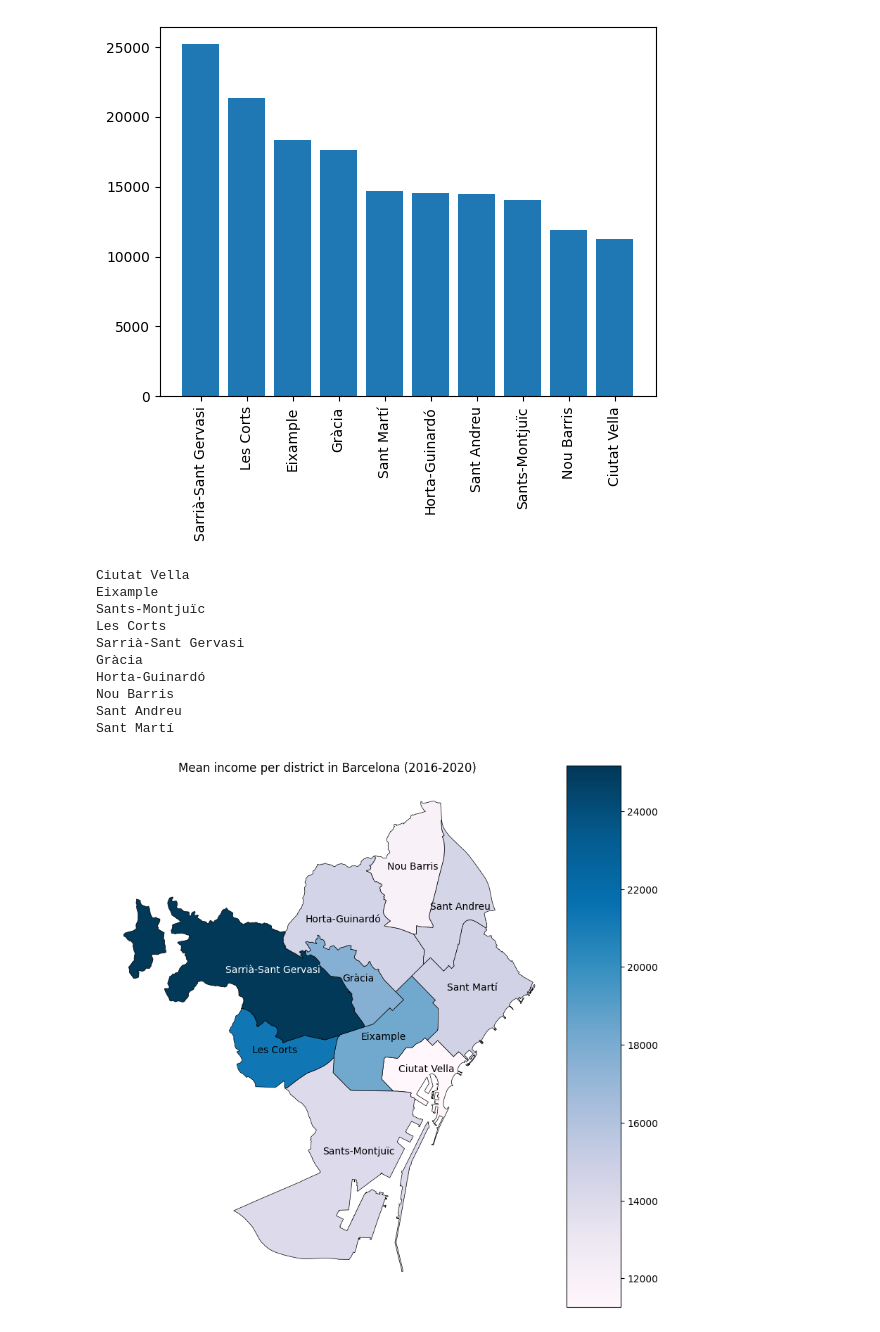
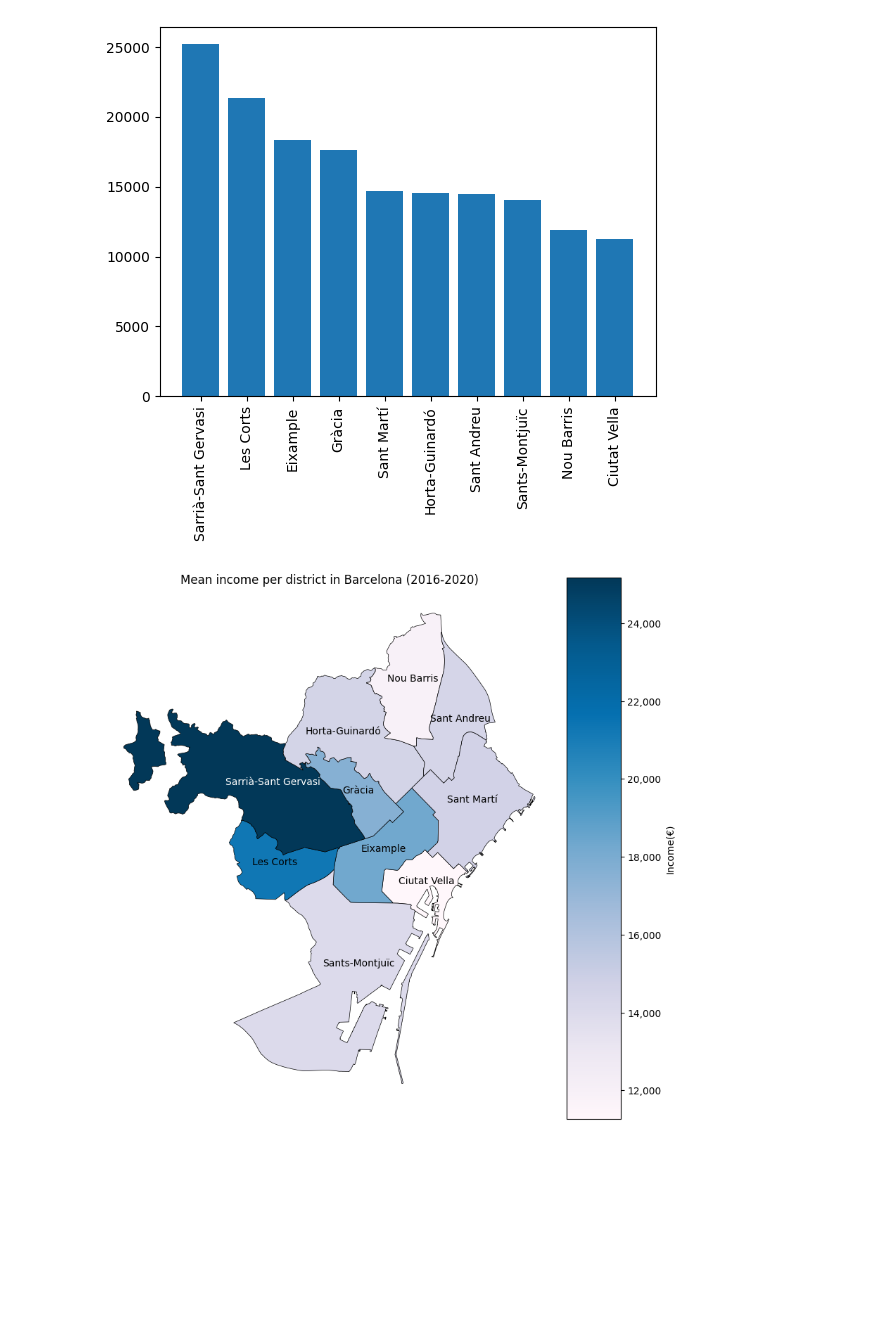
Before and after one commit to JuliaAT/AVDM-project, a Jupyter notebook: DataTreatment(EnriqueGarcíaOrtiz).ipynb, the cells around one changed output. Drawn from its saved outputs; the diff is of its cells as text; code cells hidden in the pictures; blank space fills up the shorter version.

Commit message:
Enrique: I have updated the code and finished some plots, which I put on the Plots folder

```diff
--- a/DataTreatment(EnriqueGarcíaOrtiz).ipynb
+++ b/DataTreatment(EnriqueGarcíaOrtiz).ipynb
@@ -23,3 +25,10 @@ income_2016.rename(columns={'Import_Euros ':'Import_Euros'},inplace=True)
 income_2017.rename(columns={'Import_Euros ':'Import_Euros'},inplace=True)
 income_2018.rename(columns={'Import_Euros ':'Import_Euros'},inplace=True)
 income_2020['Nom_Districte']=income_2020['Nom_Districte'].replace('L\'Eixample','Eixample')
+income_2020['Nom_Barri']=income_2020['Nom_Barri'].replace('el Barri Gòtic','el Gòtic').replace('Sant Gervasi- Galvany','Sant Gervasi - Galvany').replace('Sant Gervasi- la Bonanova','Sant Gervasi - la Bonanova').replace('Sants-Badal','Sants - Badal')
+income_2016['Nom_Barri']=income_2016['Nom_Barri'].replace('el Putget i Farró','el Putxet i el Farró').replace('Vila de Gràcia','la Vila de Gràcia').replace('Camp de l\'Arpa del Clot','el Camp de l\'Arpa del Clot')
+income_2017['Nom_Barri']=income_2017['Nom_Barri'].replace('el Putget i Farró','el Putxet i el Farró').replace('Vila de Gràcia','la Vila de Gràcia').replace('Camp de l\'Arpa del Clot','el Camp de l\'Arpa del Clot')
+income_2018['Nom_Barri']=income_2018['Nom_Barri'].replace('el Putget i Farró','el Putxet i el Farró').replace('Vila de Gràcia','la Vila de Gràcia').replace('Camp de l\'Arpa del Clot','el Camp de l\'Arpa del Clot')
+income_2019['Nom_Barri']=income_2019['Nom_Barri'].replace('el Putget i Farró','el Putxet i el Farró').replace('Vila de Gràcia','la Vila de Gràcia').replace('Camp de l\'Arpa del Clot','el Camp de l\'Arpa del Clot')
+barris=income_2016['Nom_Barri'].dropna().tolist()
+print(barris)
@@ -68,43 +79,35 @@ mapofbarcelonadistricts["DISTRICTE"]=mapofbarcelonadistricts["DISTRICTE"].astype
 mapofbarcelonadistrictswincome=mapofbarcelonadistricts.merge(income_df_refined, left_on='DISTRICTE',right_on='Codi_Districte')
 
 #Plot the map
 fig, ax = plt.subplots(figsize=(10, 10))
 mapofbarcelonadistrictswincome.plot(column='Import_Euros', ax=ax, cmap='PuBu', edgecolor='black', linewidth=0.5)
 
 #Add colorbar and title
 cbar = plt.colorbar(ax.collections[0], ax=ax, pad=0.02, aspect=10)
 plt.title("Mean income per district in Barcelona (2016-2020)")
+cbar.ax.yaxis.set_major_formatter(plt.matplotlib.ticker.StrMethodFormatter("{x:,.0f}"))
+cbar.ax.set_ylabel("Income(€)")
 
 #Add district names, some repositions of the text were needed
 for x, y, label in zip(mapofbarcelonadistrictswincome.geometry.centroid.x, mapofbarcelonadistrictswincome.geometry.centroid.y, mapofbarcelonadistrictswincome['Nom_Districte']):
-    print(label)
+#     print(label)
     if label=='Horta-Guinardó':
         ax.annotate(label, xy=(x, y), xytext=(-50, 0), textcoords='offset points')
     elif label=='Gràcia':
         ax.annotate(label, xy=(x, y), xytext=(-15, 0), textcoords='offset points')
     elif label=='Sants-Montjuïc':
         ax.annotate(label, xy=(x, y), xytext=(-15, 15), textcoords='offset points')
     elif label=='Sant Andreu':
         ax.annotate(label, xy=(x, y), xytext=(-25, -5), textcoords='offset points')
     elif label=='Sarrià-Sant Gervasi':
         ax.annotate(label, xy=(x, y), xytext=(-25, 0), textcoords='offset points',color='white')
     else:
         ax.annotate(label, xy=(x, y), xytext=(-25, 0), textcoords='offset points')
 
 ax.axis('off')
 
 # Show the plot
 plt.show()
 # %% [output]
-Ciutat Vella
-Eixample
-Sants-Montjuïc
-Les Corts
-Sarrià-Sant Gervasi
-Gràcia
-Horta-Guinardó
-Nou Barris
-Sant Andreu
-Sant Martí
-[figure, old version]
+[figure, new version]
 # %%
```
Also changed, not shown: parts of 4 cells of this notebook, 2 other files.
